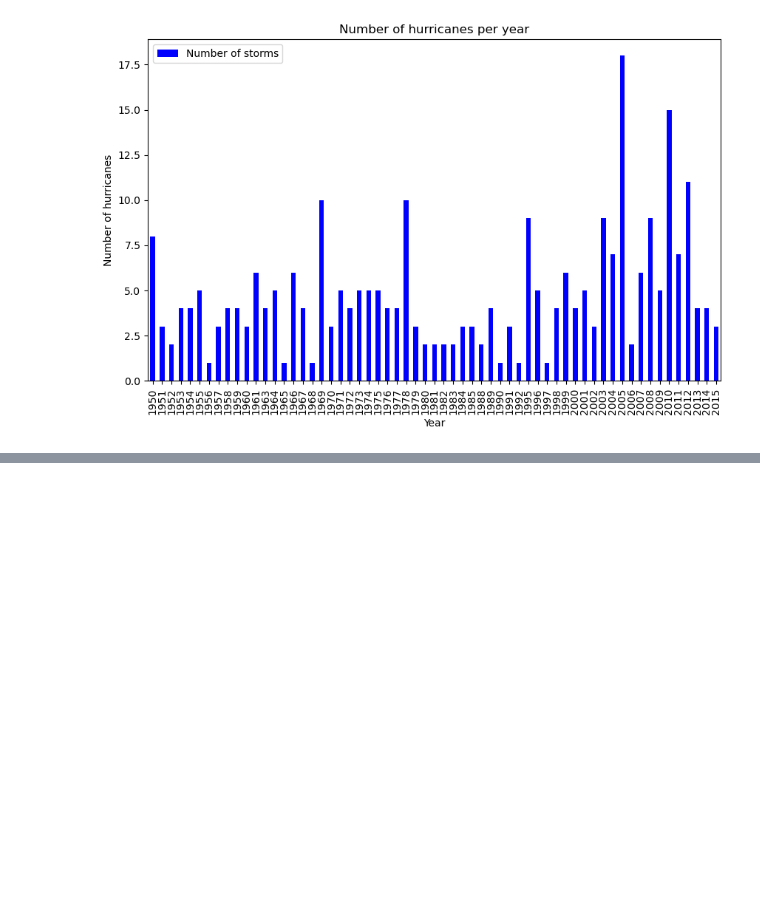
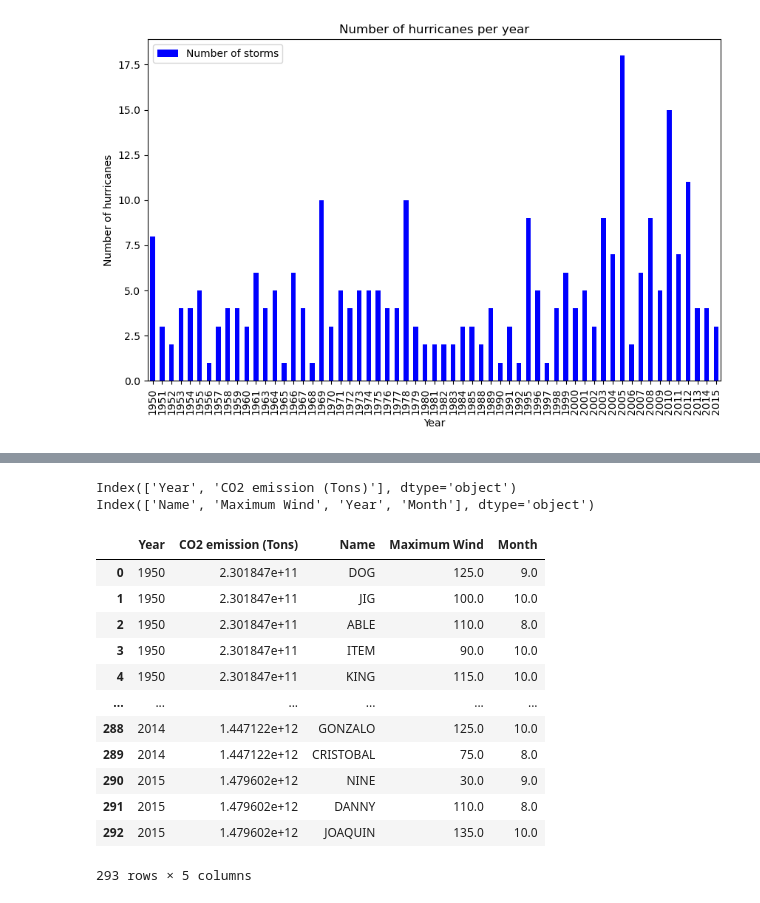
Before and after one commit to DanielBrechner/hurrdat_co2, a Jupyter notebook: atlantic_hurricanes.ipynb, the cells around one changed output, grey strips where cells are left out. Drawn from its saved outputs; the diff is of its cells as text; code cells hidden in the pictures; blank space fills up the shorter version.

Commit message:
merged df's

```diff
--- a/atlantic_hurricanes.ipynb
+++ b/atlantic_hurricanes.ipynb
@@ -221,0 +227,3 @@ plt.show()
+# %%
+co2 = pd.read_csv('/Users/danielbrechner/hurrdat_co2/co_2.csv')
+co2.tail()
@@ -221,0 +237,23 @@ plt.show()
+# %%
+print(co2.columns)
+print(max_wind_speeds.columns)
+# %% [output]
+Index(['Year', 'CO2 emission (Tons)'], dtype='object')
+Index(['Name', 'Maximum Wind', 'Year', 'Month'], dtype='object')
+# %%
+merged_df = pd.merge(co2, max_wind_speeds, on='Year', how='outer')
+merged_df
+# %% [output]
+|  | Year | CO2 emission (Tons) | Name | Maximum Wind | Month |
+| 0 | 1950 | 2.301847e+11 | DOG | 125.0 | 9.0 |
+| 1 | 1950 | 2.301847e+11 | JIG | 100.0 | 10.0 |
+| 2 | 1950 | 2.301847e+11 | ABLE | 110.0 | 8.0 |
+| 3 | 1950 | 2.301847e+11 | ITEM | 90.0 | 10.0 |
+| 4 | 1950 | 2.301847e+11 | KING | 115.0 | 10.0 |
+| ... | ... | ... | ... | ... | ... |
+| 288 | 2014 | 1.447122e+12 | GONZALO | 125.0 | 10.0 |
+| 289 | 2014 | 1.447122e+12 | CRISTOBAL | 75.0 | 8.0 |
+| 290 | 2015 | 1.479602e+12 | NINE | 30.0 | 9.0 |
+| 291 | 2015 | 1.479602e+12 | DANNY | 110.0 | 8.0 |
+| 292 | 2015 | 1.479602e+12 | JOAQUIN | 135.0 | 10.0 |
+293 rows × 5 columns
```
Also changed, not shown: parts of 2 cells of this notebook, 2 other files.
